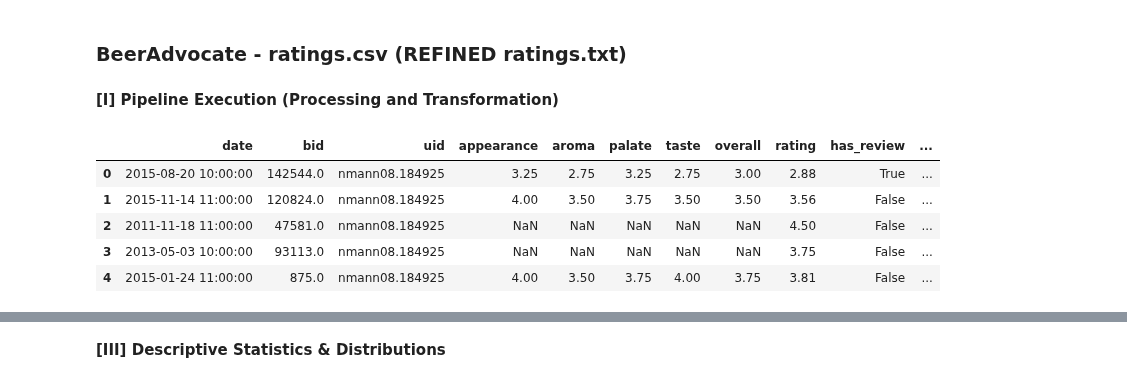
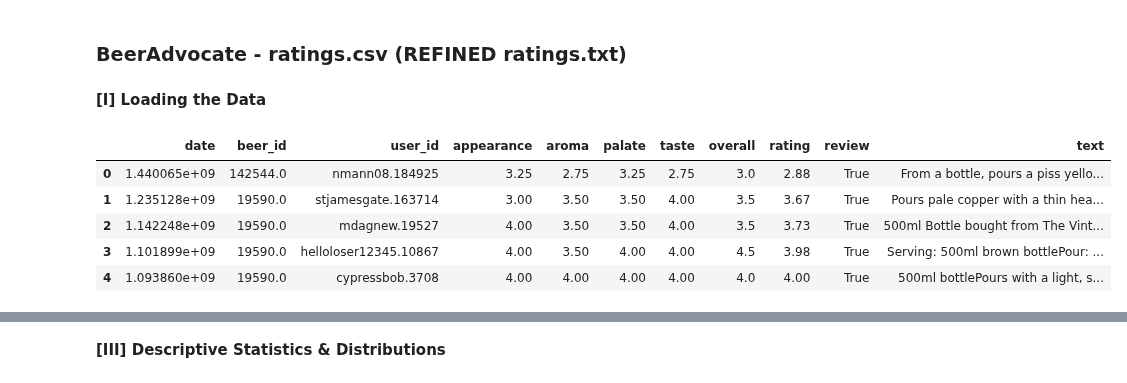
Before and after one commit to epfl-ada/ada-2022-project-analyteam, a Jupyter notebook: processing_ratings.ipynb, the cells around one changed output, grey strips where cells are left out. Saved outputs shown, nothing was run; the diff lists cells and outputs as text; code cells hidden in the pictures.

```diff
--- a/processing_ratings.ipynb
+++ b/processing_ratings.ipynb
@@ -66,14 +106,32 @@ Worker: 3
 # %% [markdown]
 ### BeerAdvocate - ratings.csv (REFINED ratings.txt)
-# %% [markdown]
-**[I] Pipeline Execution (Processing and Transformation)**
-# %%
-ratings_ddf = prc.ratings_pipeline(prc.users_pipeline())
-ratings_ddf.head(5)
-# %% [output]
-|  | date | bid | uid | appearance | aroma | palate | taste | overall | rating | has_review | ... |
-| 0 | 2015-08-20 10:00:00 | 142544.0 | nmann08.184925 | 3.25 | 2.75 | 3.25 | 2.75 | 3.00 | 2.88 | True | ... |
-| 1 | 2015-11-14 11:00:00 | 120824.0 | nmann08.184925 | 4.00 | 3.50 | 3.75 | 3.50 | 3.50 | 3.56 | False | ... |
-| 2 | 2011-11-18 11:00:00 | 47581.0 | nmann08.184925 | NaN | NaN | NaN | NaN | NaN | 4.50 | False | ... |
-| 3 | 2013-05-03 10:00:00 | 93113.0 | nmann08.184925 | NaN | NaN | NaN | NaN | NaN | 3.75 | False | ... |
-| 4 | 2015-01-24 11:00:00 | 875.0 | nmann08.184925 | 4.00 | 3.50 | 3.75 | 4.00 | 3.75 | 3.81 | False | ... |
+# %% [markdown]
+**[I] Loading the Data**
+# %%
+__RATINGS_COLS=[
+    "date",
+    "beer_id",
+    "user_id",
+    "appearance",
+    "aroma",
+    "palate",
+    "taste",
+    "overall",
+    "rating",
+    "review",
+    "text"
+]
+ratings_ddf = ing.read_csv(
+        path=ing.build_path(folderind="ba", filename="ratings", basepath=ing.REFINED_PATH),
+        assume_missing=True,
+        keepcols=__RATINGS_COLS,
+        mode="lazy")
+
+ratings_ddf.head(5)
+# %% [output]
+|  | date | beer_id | user_id | appearance | aroma | palate | taste | overall | rating | review | text |
+| 0 | 1.440065e+09 | 142544.0 | nmann08.184925 | 3.25 | 2.75 | 3.25 | 2.75 | 3.0 | 2.88 | True | From a bottle, pours a piss yello... |
+| 1 | 1.235128e+09 | 19590.0 | stjamesgate.163714 | 3.00 | 3.50 | 3.50 | 4.00 | 3.5 | 3.67 | True | Pours pale copper with a thin hea... |
+| 2 | 1.142248e+09 | 19590.0 | mdagnew.19527 | 4.00 | 3.50 | 3.50 | 4.00 | 3.5 | 3.73 | True | 500ml Bottle bought from The Vint... |
+| 3 | 1.101899e+09 | 19590.0 | helloloser12345.10867 | 4.00 | 3.50 | 4.00 | 4.00 | 4.5 | 3.98 | True | Serving: 500ml brown bottlePour: ... |
+| 4 | 1.093860e+09 | 19590.0 | cypressbob.3708 | 4.00 | 4.00 | 4.00 | 4.00 | 4.0 | 4.00 | True | 500ml bottlePours with a light, s... |
```
Also changed, not shown: parts of 22 cells of this notebook.
